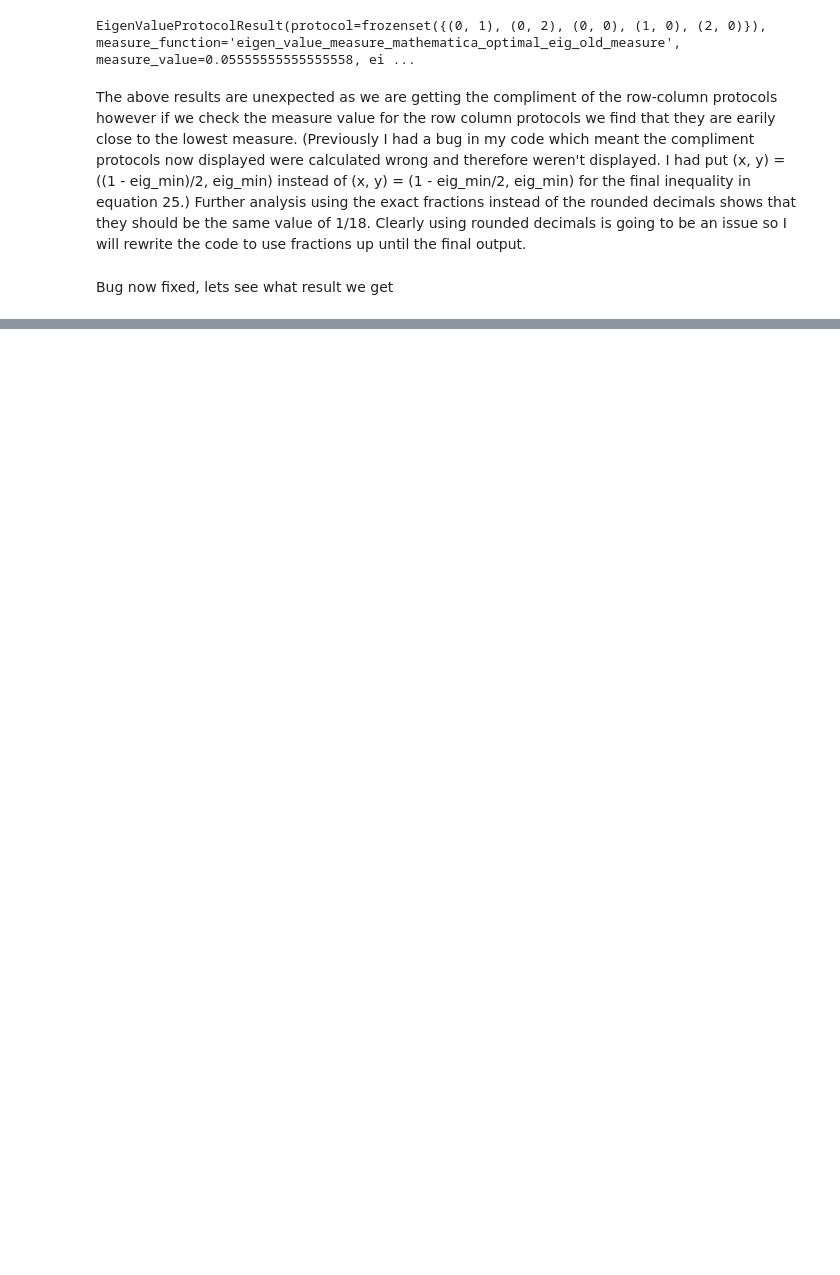
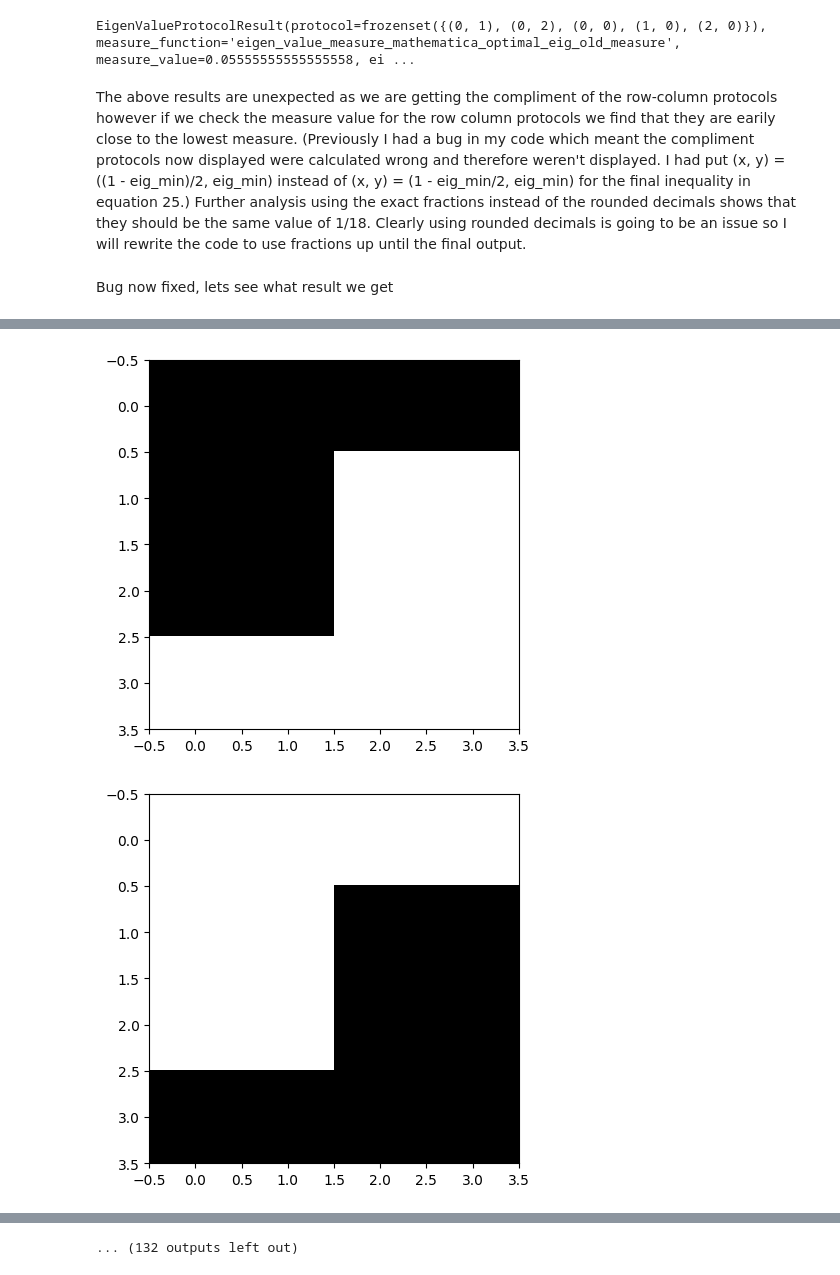
Before and after one commit to custal/noisy_quantum_measurements, a Jupyter notebook: summary_28_07_23.ipynb, the cells around one changed output, grey strips where cells are left out. Saved outputs shown, nothing was run; the diff lists cells and outputs as text; code cells hidden in the pictures; blank space fills up the shorter version.

```diff
--- a/summary_28_07_23.ipynb
+++ b/summary_28_07_23.ipynb
@@ -77,0 +190,2 @@ TypeError: loop of ufunc does not support argument 0 of type Add which has no ca
+# %%
+povm_tetra = POVMProtocolCalculator.load("2023_07_24-16_00_32-d6428d92-2a32-11ee-acab-a4bb6d9bb15d.txt")
@@ -77,0 +196,8 @@ TypeError: loop of ufunc does not support argument 0 of type Add which has no ca
+# %%
+for protocol in povm_tetra.lowest_measures:
+    plot_protocol(protocol.protocol)
+
+    plt.show()
+# %% [output]
+[figure, added]
+[figure, added]
@@ -77,0 +214 @@ TypeError: loop of ufunc does not support argument 0 of type Add which has no ca
+... (132 outputs left out)
```
Also changed, not shown: parts of 21 cells of this notebook, 4 other files.
